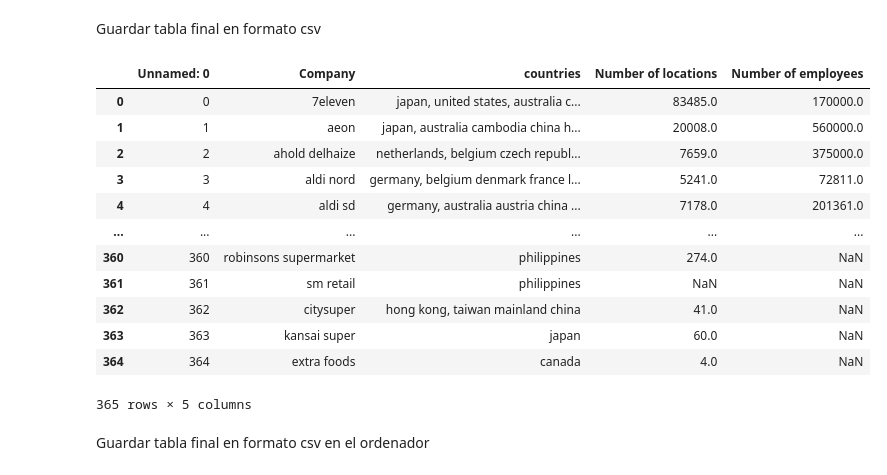
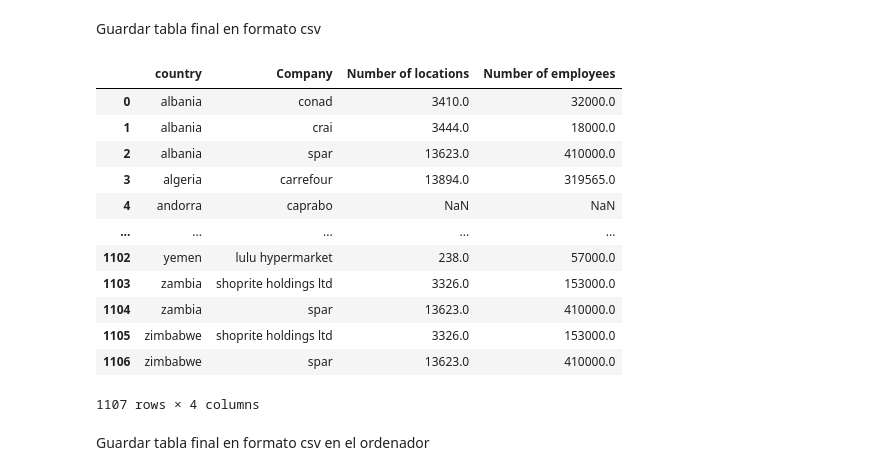
Before and after one commit to mjgalaz/Supermarket-ETL-Web-scraping, a Jupyter notebook: Web_Scraping_Wikipedia_table.ipynb, the cells around one changed output. Drawn from its saved outputs; the diff is of its cells as text; code cells hidden in the pictures.

```diff
--- a/Web_Scraping_Wikipedia_table.ipynb
+++ b/Web_Scraping_Wikipedia_table.ipynb
@@ -217,0 +225,5 @@ display(tabla_multinational_final)
+# %%
+# Eliminar espacios en blanco antes y después de las comas
+tabla_multinational_limpia['countries'] = tabla_multinational_limpia['countries'].str.replace(r'[^\w\s,]', '', regex=True)
+tabla_multinational_limpia['countries'] = tabla_multinational_limpia['countries'].apply(lambda x: ','.join([country.strip() for country in x.split(',')]))
+display(tabla_multinational_limpia)
@@ -217,0 +246,38 @@ display(tabla_multinational_final)
+# %%
+import pandas as pd
+
+# Supongamos que tienes un DataFrame llamado tabla_multinational_limpia
+
+# Creamos una lista para almacenar las filas duplicadas
+rows = []
+
+# Iteramos sobre cada fila del DataFrame original
+for index, row in tabla_multinational_limpia.iterrows():
+    # Dividimos la lista de países
+    countries = row['countries'].split(',')
+    # Iteramos sobre cada país en la lista
+    for country in countries:
+        # Creamos una copia de la fila actual
+        new_row = row.copy()
+        # Asignamos el país actual a la nueva fila
+        new_row['country'] = country.strip()  # Eliminamos los espacios en blanco alrededor del país
+        # Añadimos la fila duplicada a la lista
+        rows.append(new_row)
+
+# Creamos un nuevo DataFrame con las filas duplicadas
+tabla_multinational_final = pd.DataFrame(rows)
+
+# Eliminamos la columna 'countries'
+tabla_multinational_final.drop(columns=['countries'], inplace=True)
+
+# Reordenamos las columnas colocando 'country' en primer lugar
+tabla_multinational_final = tabla_multinational_final[['country', 'Company', 'Number of locations', 'Number of employees']]
+
+# Ordenar el DataFrame por la columna 'country'
+tabla_multinational_final = tabla_multinational_final.sort_values(by='country')
+
+# Eliminar filas donde 'country' sea una cadena vacía
+tabla_multinational_final = tabla_multinational_final[tabla_multinational_final['country'] != '']
+
+# Mostramos el DataFrame resultante
+display(tabla_multinational_final)
@@ -219,24 +299,24 @@ display(tabla_multinational_final)
 Guardar tabla final en formato csv
 # %%
 # Guarda el DataFrame en un archivo CSV
-tabla_multinational_final.to_csv('tabla_multinational_final.csv')
+tabla_multinational_final.to_csv('tabla_multinational_final.csv',index=False)
 
 # Lee el archivo para verificar su creación
 pd.read_csv('tabla_multinational_final.csv')
 # %% [output]
-|  | Unnamed: 0 | Company | countries | Number of locations | Number of employees |
-| 0 | 0 | 7eleven | japan, united states, australia c... | 83485.0 | 170000.0 |
-| 1 | 1 | aeon | japan, australia cambodia china h... | 20008.0 | 560000.0 |
-| 2 | 2 | ahold delhaize | netherlands, belgium czech republ... | 7659.0 | 375000.0 |
-| 3 | 3 | aldi nord | germany, belgium denmark france l... | 5241.0 | 72811.0 |
-| 4 | 4 | aldi sd | germany, australia austria china ... | 7178.0 | 201361.0 |
-| ... | ... | ... | ... | ... | ... |
-| 360 | 360 | robinsons supermarket | philippines | 274.0 | NaN |
-| 361 | 361 | sm retail | philippines | NaN | NaN |
-| 362 | 362 | citysuper | hong kong, taiwan mainland china | 41.0 | NaN |
-| 363 | 363 | kansai super | japan | 60.0 | NaN |
-| 364 | 364 | extra foods | canada | 4.0 | NaN |
+|  | country | Company | Number of locations | Number of employees |
+| 0 | albania | conad | 3410.0 | 32000.0 |
+| 1 | albania | crai | 3444.0 | 18000.0 |
+| 2 | albania | spar | 13623.0 | 410000.0 |
+| 3 | algeria | carrefour | 13894.0 | 319565.0 |
+| 4 | andorra | caprabo | NaN | NaN |
+| ... | ... | ... | ... | ... |
+| 1102 | yemen | lulu hypermarket | 238.0 | 57000.0 |
+| 1103 | zambia | shoprite holdings ltd | 3326.0 | 153000.0 |
+| 1104 | zambia | spar | 13623.0 | 410000.0 |
+| 1105 | zimbabwe | shoprite holdings ltd | 3326.0 | 153000.0 |
+| 1106 | zimbabwe | spar | 13623.0 | 410000.0 |
-365 rows × 5 columns
+1107 rows × 4 columns
 # %% [markdown]
 Guardar tabla final en formato csv en el ordenador
 # %%
```
Also changed, not shown: parts of 9 cells of this notebook.
